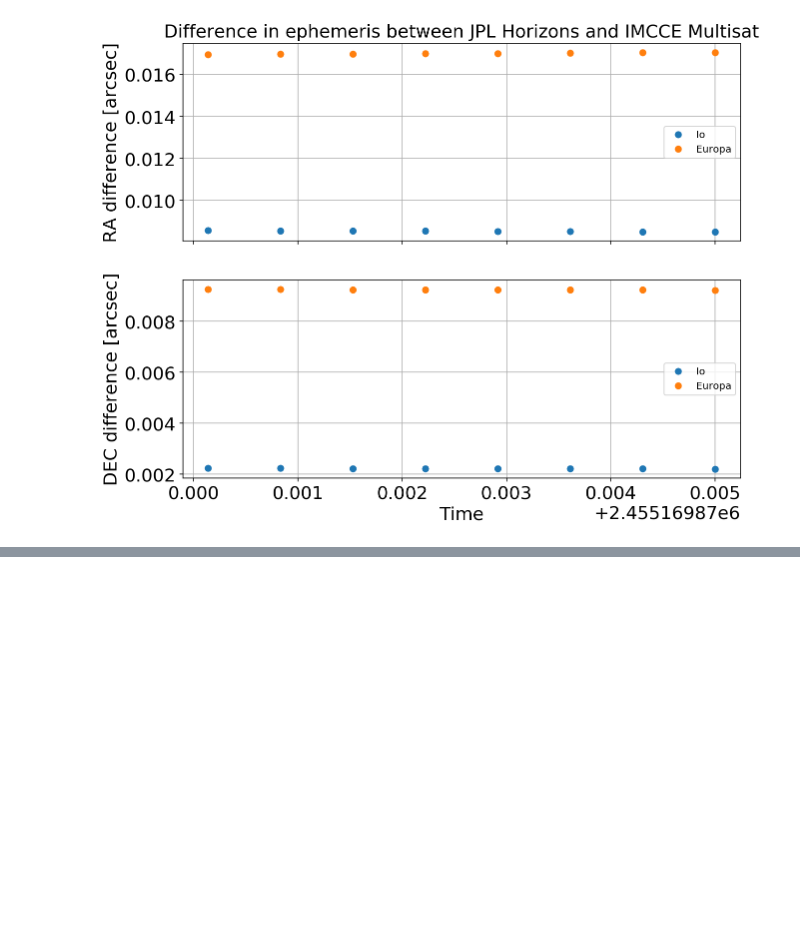
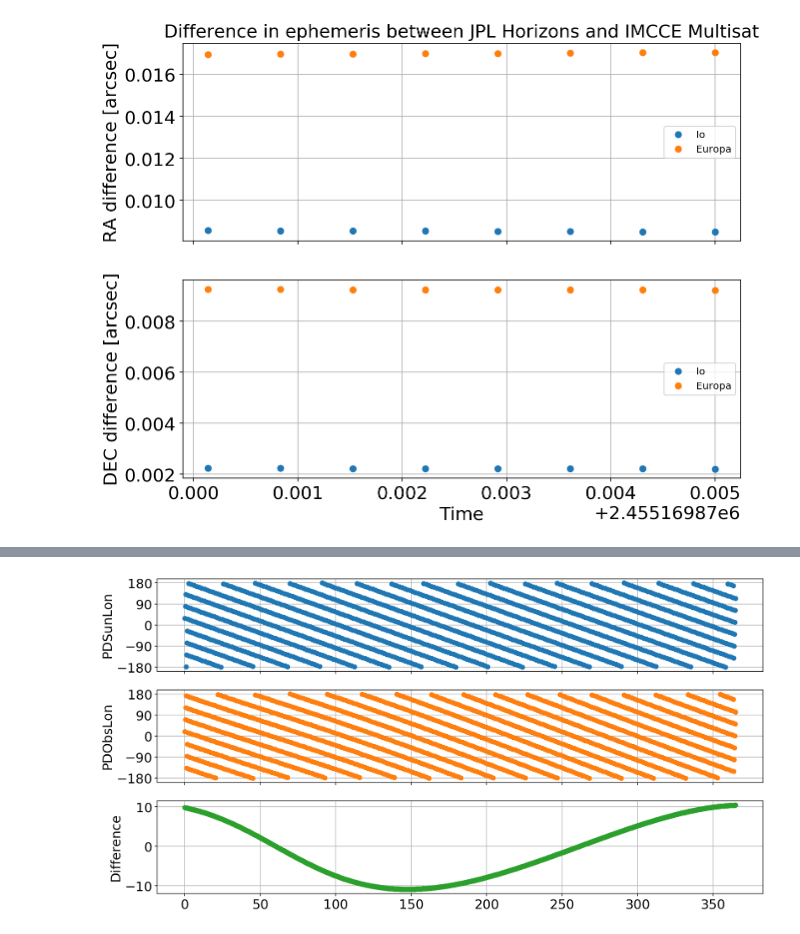
Before and after one commit to fbartolic/volcano, a Jupyter notebook: notebooks/orbital_data.ipynb, the cells around one changed output, grey strips where cells are left out. Drawn from its saved outputs; the diff is of its cells as text; code cells hidden in the pictures; blank space fills up the shorter version.

```diff
--- a/notebooks/orbital_data.ipynb
+++ b/notebooks/orbital_data.ipynb
@@ -227,0 +309,32 @@ Text(0.5, 1.0, 'Difference in ephemeris between JPL Horizons and IMCCE Multisat'
+# %%
+# Convert angles to [-pi, pi]
+convert_angle = lambda x: np.arctan2(np.sin(x), np.cos(x))
+
+io_cent_lon = convert_angle(io_eph['PDObsLon'].to(u.rad))
+io_cent_lat = io_eph['PDObsLat'].to(u.rad)
+
+subsolar_lon = convert_angle(io_eph['PDSunLon'].to(u.rad))
+subsolar_lat = io_eph['PDSunLat'].to(u.rad)
+
+# Get Longitude of Sun relative to central point of Io, same for Latitude
+subtract_angles = lambda x, y: np.fmod((x - y) + np.pi * 3, 2 * np.pi) - np.pi
+
+subsolar_lon_diff = subtract_angles(np.array(subsolar_lon), np.array(io_cent_lon))
+subsolar_lat_diff = subtract_angles(np.array(subsolar_lat), np.array(io_cent_lat))
+
+ig, ax = plt.subplots(3,1,figsize=(15,8), sharex=True)
+
+ax[0].plot(io_eph['datetime_jd'] - io_eph['datetime_jd'][0], subsolar_lon*180/np.pi, 'C0o')
+ax[0].set_ylabel('PDSunLon')
+ax[1].plot(io_eph['datetime_jd'] - io_eph['datetime_jd'][0], io_cent_lon*180/np.pi, 'C1o')
+ax[1].set_ylabel('PDObsLon')
+ax[2].plot(io_eph['datetime_jd'] - io_eph['datetime_jd'][0], subsolar_lon_diff*180/np.pi, 'C2o')
+ax[2].set_ylabel('Difference')
+
+ax[0].set_yticks([-180, -90, 0, 90, 180])
+ax[1].set_yticks([-180, -90, 0, 90, 180])
+
+for a in ax.ravel():
+    a.grid()
+# %% [output]
+[figure, added]
```
Also changed, not shown: parts of 16 cells of this notebook.
